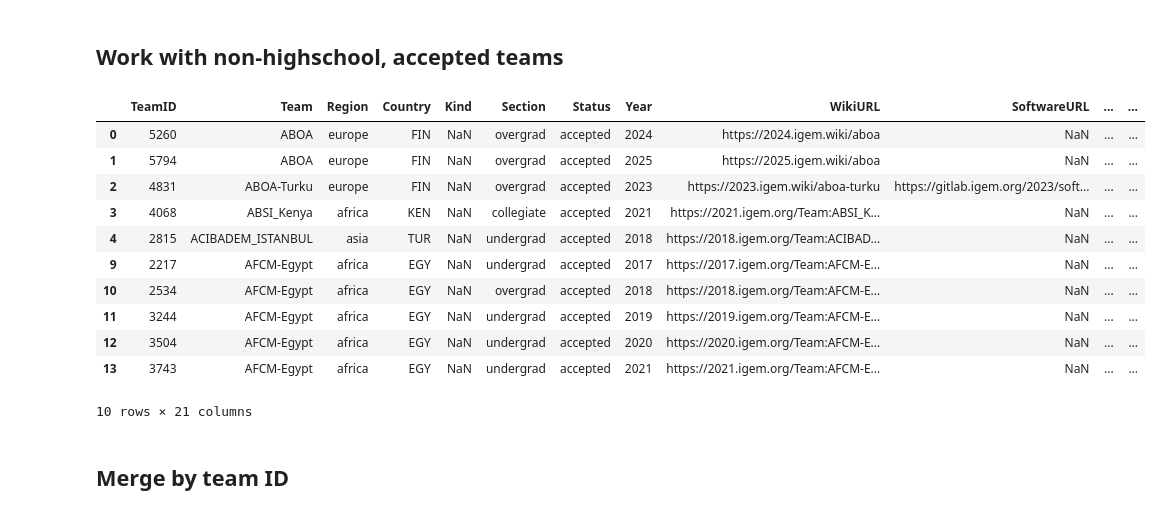
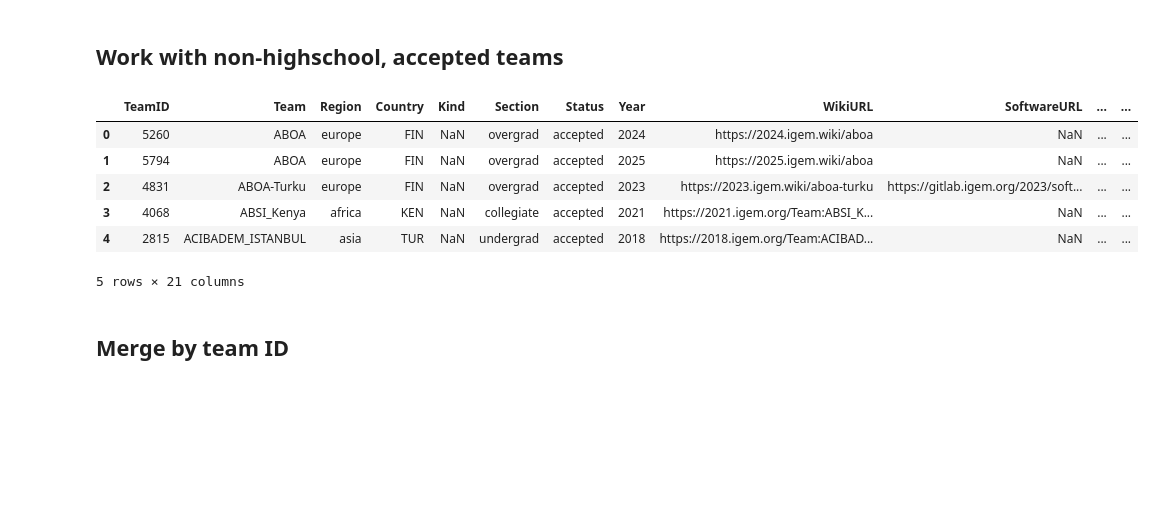
Before and after one commit to cristianmejia00/igem-synbio, a Jupyter notebook: 00-IGEM_teams_dataset/read_igem_data.ipynb, the cells around one changed output. Saved outputs shown, nothing was run; the diff lists cells and outputs as text; code cells hidden in the pictures; blank space fills up the shorter version.

```diff
--- a/00-IGEM_teams_dataset/read_igem_data.ipynb
+++ b/00-IGEM_teams_dataset/read_igem_data.ipynb
@@ -31,20 +31,15 @@ Name: count, dtype: int64
 team_meta_full = team_meta_full[team_meta_full['Status'] == 'accepted']
 team_meta_full = team_meta_full[team_meta_full['Section'] != 'high-school']
 # %%
-team_meta_full.head(10)
+team_meta_full.head()
 # %% [output]
 |  | TeamID | Team | Region | Country | Kind | Section | Status | Year | WikiURL | SoftwareURL | ... | ... |
 | 0 | 5260 | ABOA | europe | FIN | NaN | overgrad | accepted | 2024 | https://2024.igem.wiki/aboa | NaN | ... | ... |
 | 1 | 5794 | ABOA | europe | FIN | NaN | overgrad | accepted | 2025 | https://2025.igem.wiki/aboa | NaN | ... | ... |
 | 2 | 4831 | ABOA-Turku | europe | FIN | NaN | overgrad | accepted | 2023 | https://2023.igem.wiki/aboa-turku | https://gitlab.igem.org/2023/soft... | ... | ... |
 | 3 | 4068 | ABSI_Kenya | africa | KEN | NaN | collegiate | accepted | 2021 | https://2021.igem.org/Team:ABSI_K... | NaN | ... | ... |
 | 4 | 2815 | ACIBADEM_ISTANBUL | asia | TUR | NaN | undergrad | accepted | 2018 | https://2018.igem.org/Team:ACIBAD... | NaN | ... | ... |
-| 9 | 2217 | AFCM-Egypt | africa | EGY | NaN | undergrad | accepted | 2017 | https://2017.igem.org/Team:AFCM-E... | NaN | ... | ... |
-| 10 | 2534 | AFCM-Egypt | africa | EGY | NaN | overgrad | accepted | 2018 | https://2018.igem.org/Team:AFCM-E... | NaN | ... | ... |
-| 11 | 3244 | AFCM-Egypt | africa | EGY | NaN | undergrad | accepted | 2019 | https://2019.igem.org/Team:AFCM-E... | NaN | ... | ... |
-| 12 | 3504 | AFCM-Egypt | africa | EGY | NaN | undergrad | accepted | 2020 | https://2020.igem.org/Team:AFCM-E... | NaN | ... | ... |
-| 13 | 3743 | AFCM-Egypt | africa | EGY | NaN | undergrad | accepted | 2021 | https://2021.igem.org/Team:AFCM-E... | NaN | ... | ... |
-10 rows × 21 columns
+5 rows × 21 columns
 # %% [markdown]
 ## Merge by team ID
 # %%
```
Also changed, not shown: parts of 1 cell of this notebook, 11 other files.
